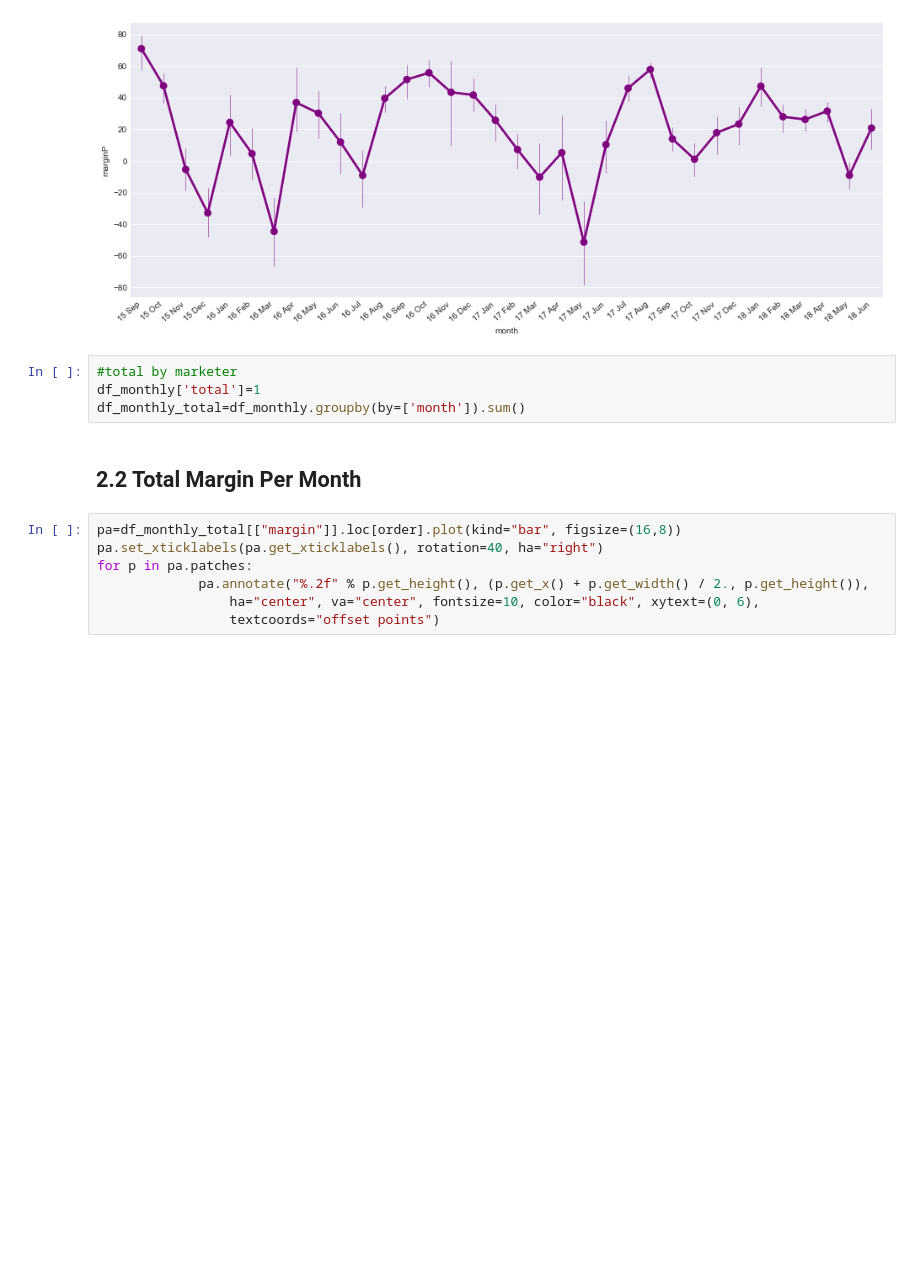
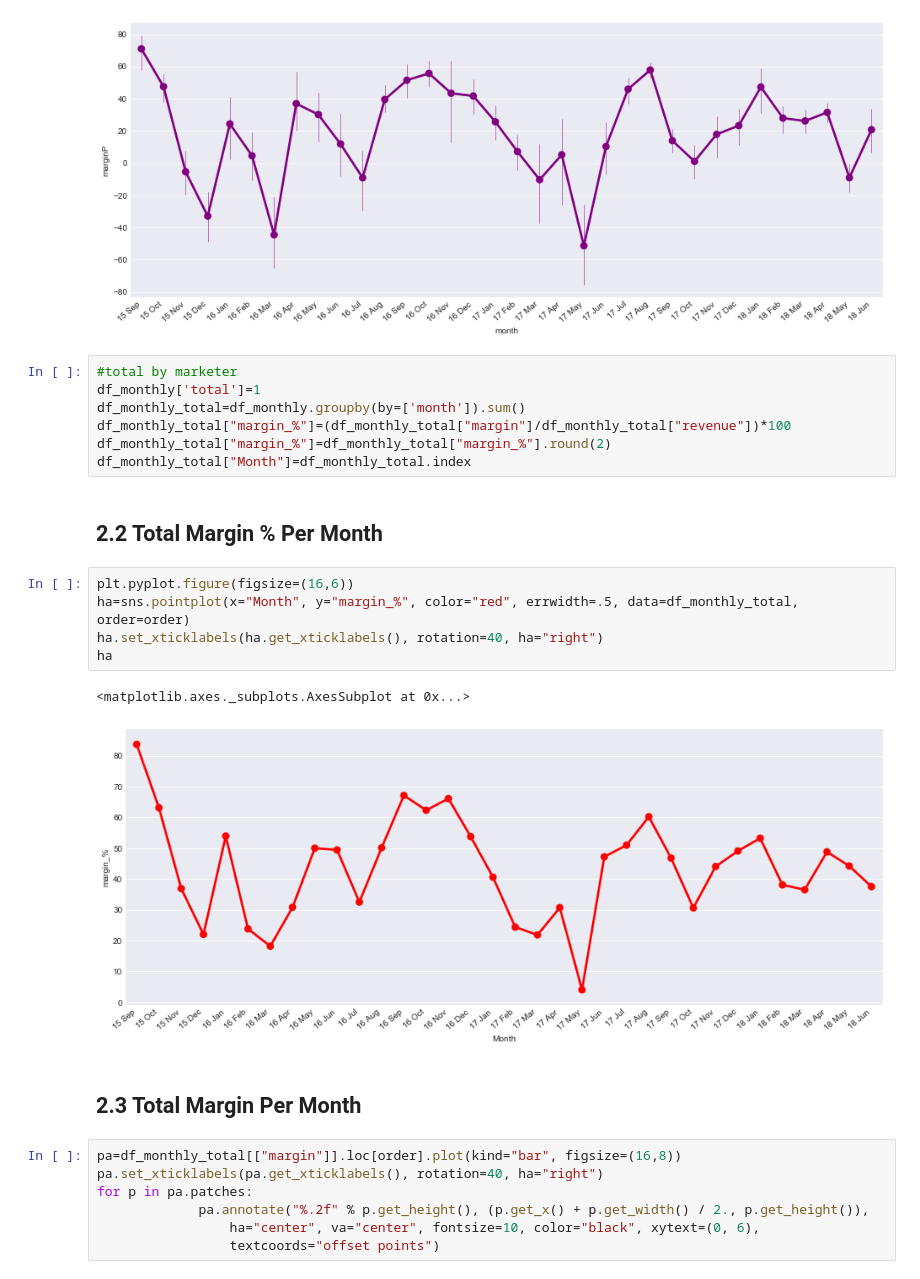
Before and after one commit to dirtyjackeen/GIT, a Jupyter notebook: HelloFresh BENL Report.ipynb, the cells around one changed output. Saved outputs shown, nothing was run; the diff lists cells and outputs as text; blank space fills up the shorter version.

```diff
--- a/HelloFresh BENL Report.ipynb
+++ b/HelloFresh BENL Report.ipynb
@@ -290,8 +290,21 @@ ha
 #total by marketer
 df_monthly['total']=1
 df_monthly_total=df_monthly.groupby(by=['month']).sum()
+df_monthly_total["margin_%"]=(df_monthly_total["margin"]/df_monthly_total["revenue"])*100
+df_monthly_total["margin_%"]=df_monthly_total["margin_%"].round(2)
+df_monthly_total["Month"]=df_monthly_total.index
 # %% [markdown]
-## 2.2 Total Margin Per Month
+## 2.2 Total Margin % Per Month
+# %%
+plt.pyplot.figure(figsize=(16,6))
+ha=sns.pointplot(x="Month", y="margin_%", color="red", errwidth=.5, data=df_monthly_total, order=order)
+ha.set_xticklabels(ha.get_xticklabels(), rotation=40, ha="right")
+ha
+# %% [output]
+<matplotlib.axes._subplots.AxesSubplot at 0x...>
+[figure, added]
+# %% [markdown]
+## 2.3 Total Margin Per Month
 # %%
 pa=df_monthly_total[["margin"]].loc[order].plot(kind="bar", figsize=(16,8))
 pa.set_xticklabels(pa.get_xticklabels(), rotation=40, ha="right")
```
Also changed, not shown: parts of 6 cells of this notebook, 2 other files.
